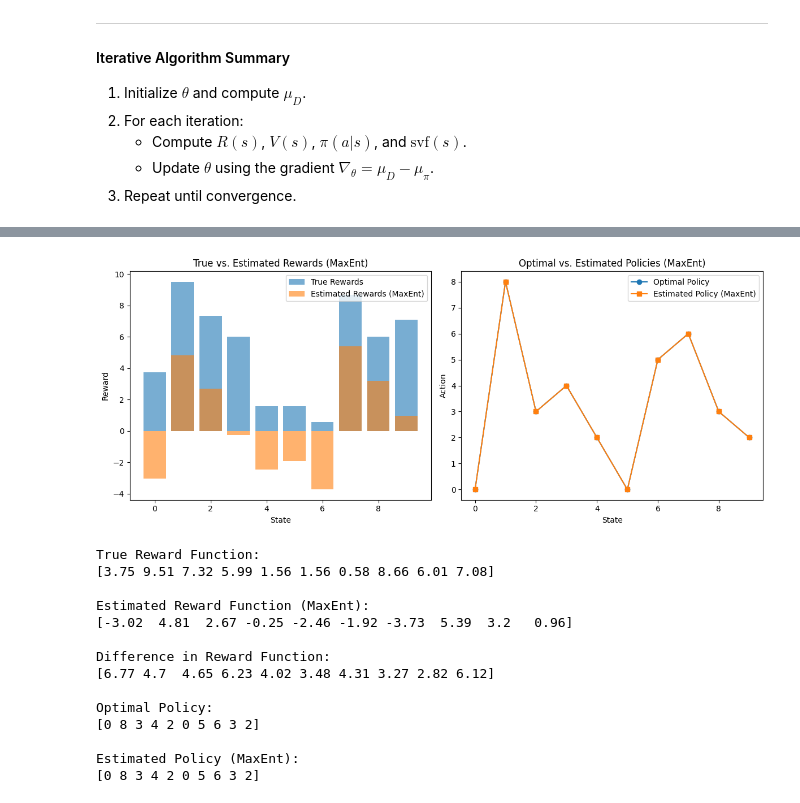
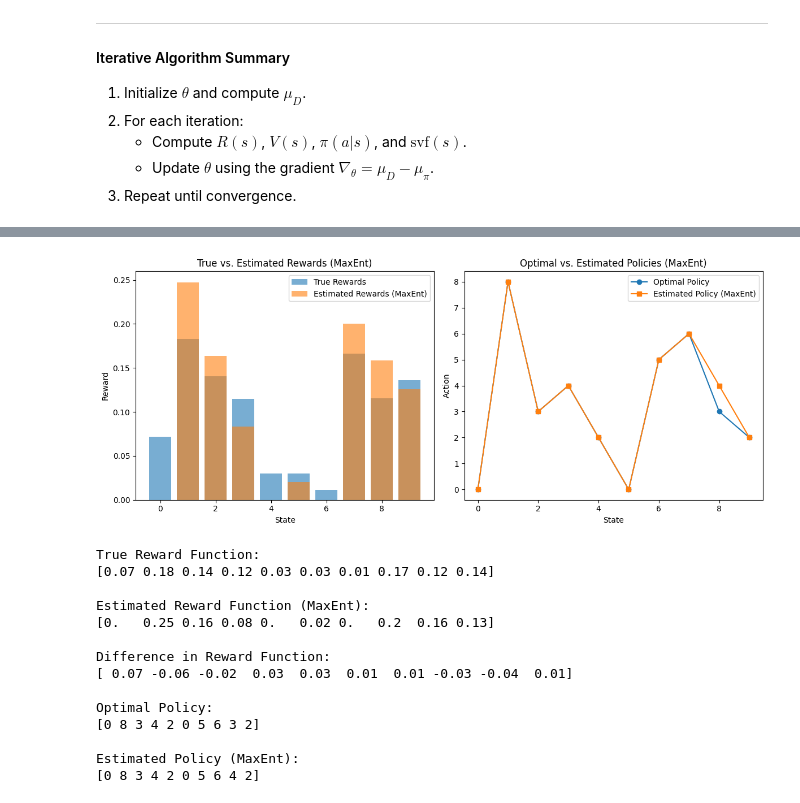
Before and after one commit to rawatpranjal/machine-learning, a Jupyter notebook: irl/maxent.ipynb, the cells around one changed output, grey strips where cells are left out. Saved outputs shown, nothing was run; the diff lists cells and outputs as text; code cells hidden in the pictures.

Commit message:
maxent mc

```diff
--- a/irl/maxent.ipynb
+++ b/irl/maxent.ipynb
@@ -154,7 +154,10 @@ import matplotlib.pyplot as plt
 from scipy.linalg import inv
 
 def generate_random_mdp(num_states, num_actions, max_reward):
-    R_true = np.random.uniform(0, max_reward, size=num_states)
+    # Generate random rewards, ensure they sum to 1, and are in the range (0, 1)
+    R_true = np.random.uniform(0.0001, max_reward, size=num_states)  # values > 0
+    R_true /= R_true.sum()  # Normalize so they sum to 1
+
     Pssa = np.zeros((num_states, num_states, num_actions))
     for s in range(num_states):
         for a in range(num_actions):
@@ -162,6 +165,7 @@ def generate_random_mdp(num_states, num_actions, max_reward):
             probabilities /= probabilities.sum()
             Pssa[s, :, a] = probabilities
     return R_true, Pssa
+
 
 def value_iteration(num_states, num_actions, rewards, transition_probabilities, discount_factor, epsilon=1e-6, max_iterations=1000):
     V = np.zeros(num_states)
@@ -198,6 +202,39 @@ def generate_trajectories(num_trajectories, Pssa, policy, num_states, start_stat
     for _ in range(num_trajectories):
         start_state = np.random.choice(start_states)
         traj = generate_trajectory(Pssa, policy, start_state, num_states, max_steps)
+        trajectories.append(traj)
+    return trajectories
+
+def generate_soft_trajectory(Pssa, policy, start_state, num_states, max_steps=100):
+    """
+    Generate a single trajectory using a soft policy.
+    """
+    trajectory = []
+    state = start_state
+    for _ in range(max_steps):
+        # Sample action probabilistically from the soft policy
+        action_probabilities = policy[state]
+        action = np.random.choice(range(len(action_probabilities)), p=action_probabilities)
+
+        # Sample next state based on the chosen action's transition probabilities
+        next_state_prob = Pssa[state, :, action]
+        next_state = np.random.choice(range(num_states), p=next_state_prob)
+
+        # Append (state, action, next_state) to the trajectory
+        trajectory.append((state, action, next_state))
+        state = next_state
+    return trajectory
+
+def generate_soft_trajectories(num_trajectories, Pssa, policy, num_states, start_states=None, max_steps=100):
+    """
+    Generate multiple trajectories using a soft policy.
+    """
+    trajectories = []
+    if start_states is None:
+        start_states = range(num_states)
+    for _ in range(num_trajectories):
+        start_state = np.random.choice(start_states)
+        traj = generate_soft_trajectory(Pssa, policy, start_state, num_states, max_steps)
         trajectories.append(traj)
     return trajectories
 
@@ -254,14 +291,17 @@ def expected_state_visitation_frequencies(num_states, num_actions, Pssa, policy,
     svf = np.sum(D, axis=0)
     return svf
 
-def maxent_irl(num_states, num_actions, Pssa, trajectories, discount, learning_rate=0.1, num_iterations=100, eps=1e-5):
-    # Initialize parameters
+def maxent_irl(num_states, num_actions, Pssa, trajectories, discount, learning_rate=0.01, num_iterations=500, eps=1e-5):
+    # Initialize parameters with values greater than 0, summing to 1, and within the range (0, 1)
     features = state_features(num_states)  # Identity matrix
     num_features = features.shape[1]
-    theta = np.random.uniform(size=num_features)
+    theta = np.random.uniform(low=0.0001, high=1.0, size=num_features)  # values > 0
+    theta /= theta.sum()  # Normalize so they sum to 1
+
     mu_D = feature_expectations(features, trajectories, discount)
     d0 = initial_state_distribution(num_states, trajectories)
-    T = 100  # Set T large enough to approximate infinite horizon
+    T = 10  # Set T large enough to approximate infinite horizon
+
     for iteration in range(num_iterations):
         # Compute reward function
         reward = features @ theta
@@ -276,18 +316,23 @@ def maxent_irl(num_states, num_actions, Pssa, trajectories, discount, learning_r
         # Update theta
         grad = mu_D - mu_theta
         theta += learning_rate * grad
+        theta = np.clip(theta, 0.0001, 1.0)  # Ensure theta stays within the range (0, 1)
+        theta /= theta.sum()  # Normalize again to ensure the sum is 1
+
         # Optional: Print the loss to monitor convergence
         loss = np.linalg.norm(mu_D - mu_theta)
         print(f"Iteration {iteration}, Loss: {loss}")
+
     # Return the estimated reward function
     reward = features @ theta
     return reward
+
 
 # Parameters
 num_states = 10
 num_actions = 10
 discount_factor = 0.9
-max_reward = 10.0
+max_reward = 1.0
 np.random.seed(42)
 
 # Generate random MDP
@@ -297,7 +342,7 @@ R_true, Pssa = generate_random_mdp(num_states, num_actions, max_reward)
 V_opt, policy_opt = value_iteration(num_states, num_actions, R_true, Pssa, discount_factor)
 
 # Generate expert trajectories
-num_trajectories = 50
+num_trajectories = 500
 trajectories = generate_trajectories(num_trajectories, Pssa, policy_opt, num_states)
 
 # Apply MaxEnt IRL
@@ -365,15 +410,15 @@ Iteration 99, Loss: 0.8347558166537348
-[figure, old version]
+[figure, new version]
 True Reward Function:
-[3.75 9.51 7.32 5.99 1.56 1.56 0.58 8.66 6.01 7.08]
+[0.07 0.18 0.14 0.12 0.03 0.03 0.01 0.17 0.12 0.14]
 
 Estimated Reward Function (MaxEnt):
-[-3.02  4.81  2.67 -0.25 -2.46 -1.92 -3.73  5.39  3.2   0.96]
+[0.   0.25 0.16 0.08 0.   0.02 0.   0.2  0.16 0.13]
 
 Difference in Reward Function:
-[6.77 4.7  4.65 6.23 4.02 3.48 4.31 3.27 2.82 6.12]
+[ 0.07 -0.06 -0.02  0.03  0.03  0.01  0.01 -0.03 -0.04  0.01]
 
 Optimal Policy:
 [0 8 3 4 2 0 5 6 3 2]
 
 Estimated Policy (MaxEnt):
-[0 8 3 4 2 0 5 6 3 2]
+[0 8 3 4 2 0 5 6 4 2]
```
Also changed, not shown: parts of 7 cells of this notebook, 24 other files.
